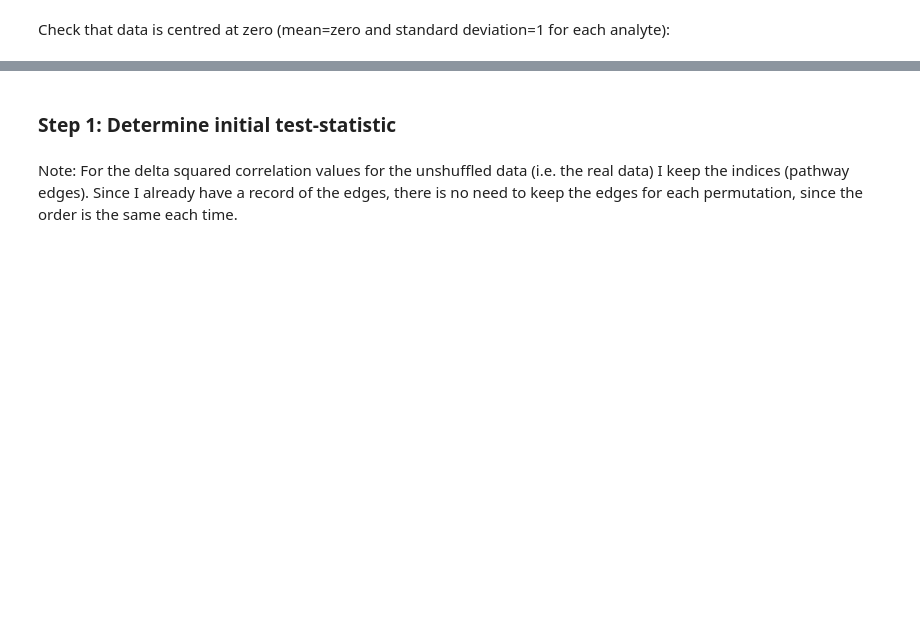
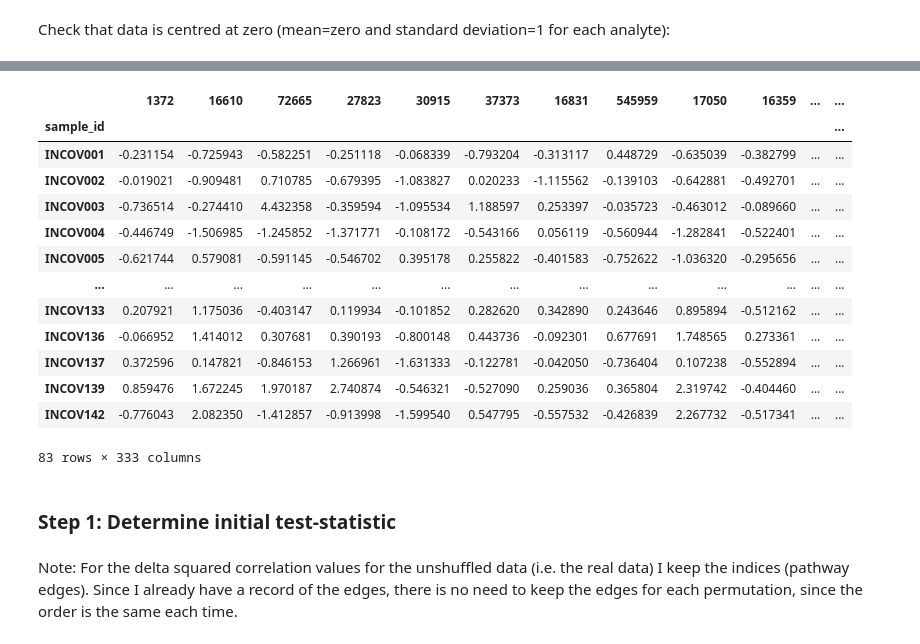
Before and after one commit to j-keung/multiomics-pathway-analysis, a Jupyter notebook: differential_analysis_metabolomic.ipynb, the cells around one changed output, grey strips where cells are left out. Saved outputs shown, nothing was run; the diff lists cells and outputs as text; code cells hidden in the pictures; blank space fills up the shorter version.

```diff
--- a/differential_analysis_metabolomic.ipynb
+++ b/differential_analysis_metabolomic.ipynb
@@ -64,3 +97,20 @@ df
+# %%
+df_severe
+# %% [output]
+|  | 1372 | 16610 | 72665 | 27823 | 30915 | 37373 | 16831 | 545959 | 17050 | 16359 | ... | ... |
+| sample_id |  |  |  |  |  |  |  |  |  |  |  | ... |
+| INCOV001 | -0.231154 | -0.725943 | -0.582251 | -0.251118 | -0.068339 | -0.793204 | -0.313117 | 0.448729 | -0.635039 | -0.382799 | ... | ... |
+| INCOV002 | -0.019021 | -0.909481 | 0.710785 | -0.679395 | -1.083827 | 0.020233 | -1.115562 | -0.139103 | -0.642881 | -0.492701 | ... | ... |
+| INCOV003 | -0.736514 | -0.274410 | 4.432358 | -0.359594 | -1.095534 | 1.188597 | 0.253397 | -0.035723 | -0.463012 | -0.089660 | ... | ... |
+| INCOV004 | -0.446749 | -1.506985 | -1.245852 | -1.371771 | -0.108172 | -0.543166 | 0.056119 | -0.560944 | -1.282841 | -0.522401 | ... | ... |
+| INCOV005 | -0.621744 | 0.579081 | -0.591145 | -0.546702 | 0.395178 | 0.255822 | -0.401583 | -0.752622 | -1.036320 | -0.295656 | ... | ... |
+| ... | ... | ... | ... | ... | ... | ... | ... | ... | ... | ... | ... | ... |
+| INCOV133 | 0.207921 | 1.175036 | -0.403147 | 0.119934 | -0.101852 | 0.282620 | 0.342890 | 0.243646 | 0.895894 | -0.512162 | ... | ... |
+| INCOV136 | -0.066952 | 1.414012 | 0.307681 | 0.390193 | -0.800148 | 0.443736 | -0.092301 | 0.677691 | 1.748565 | 0.273361 | ... | ... |
+| INCOV137 | 0.372596 | 0.147821 | -0.846153 | 1.266961 | -1.631333 | -0.122781 | -0.042050 | -0.736404 | 0.107238 | -0.552894 | ... | ... |
+| INCOV139 | 0.859476 | 1.672245 | 1.970187 | 2.740874 | -0.546321 | -0.527090 | 0.259036 | 0.365804 | 2.319742 | -0.404460 | ... | ... |
+| INCOV142 | -0.776043 | 2.082350 | -1.412857 | -0.913998 | -1.599540 | 0.547795 | -0.557532 | -0.426839 | 2.267732 | -0.517341 | ... | ... |
+83 rows × 333 columns
 # %%
 #Download the reactome pathways
 reactome_pathways = sspa.process_gmt("Data/Reactome_Homo_sapiens_pathways_compounds_R84.gmt")
```
Also changed, not shown: parts of 20 cells of this notebook, 6 other files.
